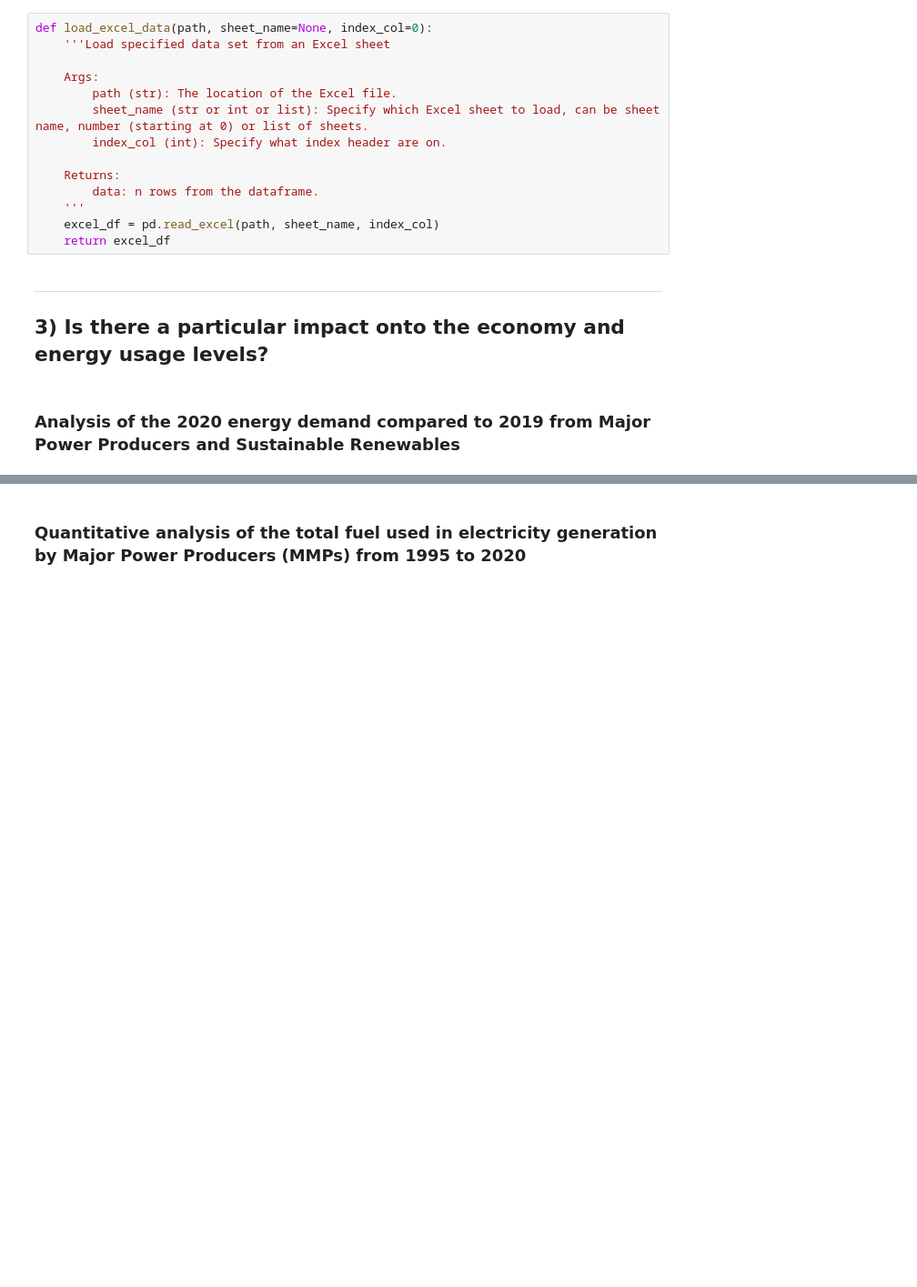
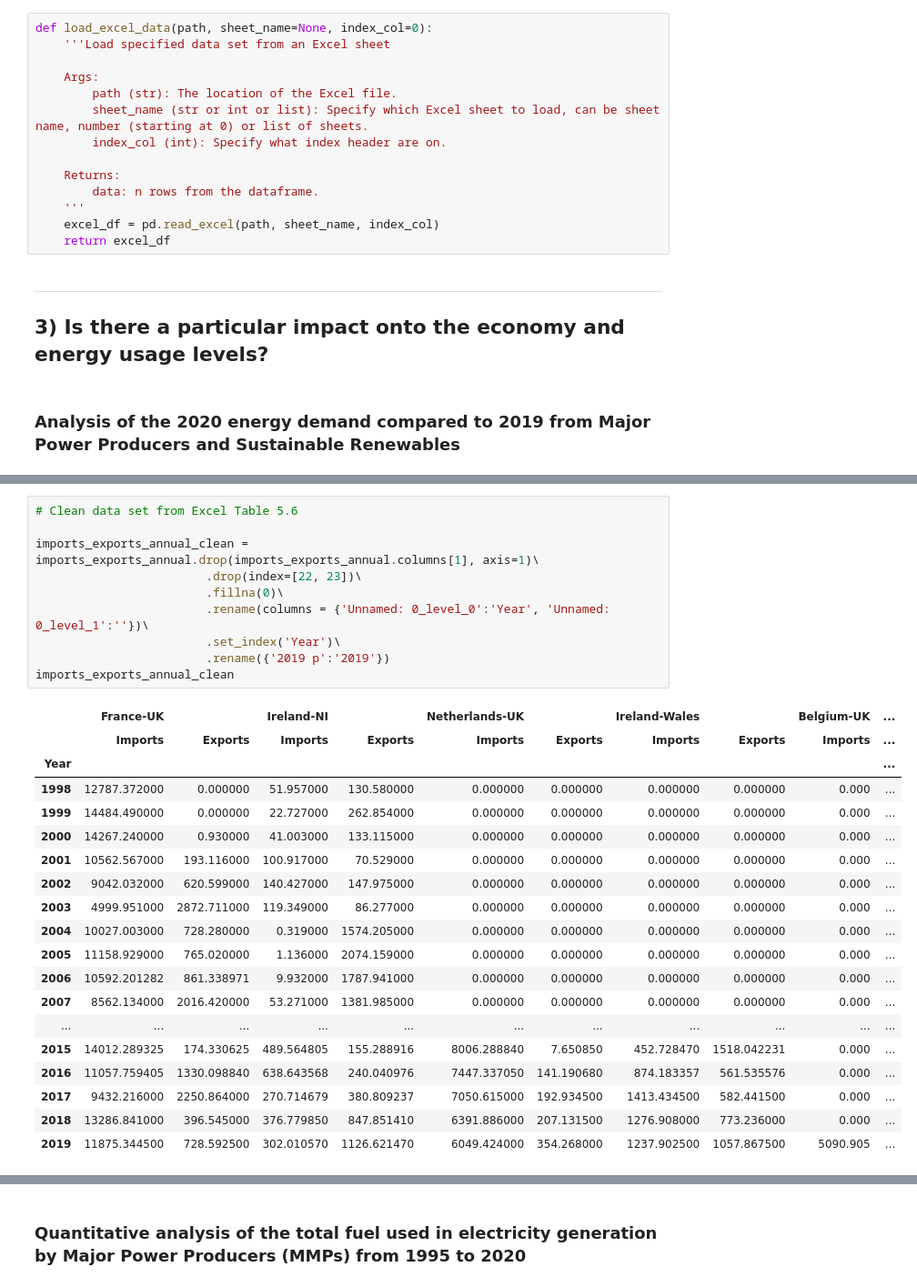
Before and after one commit to abbielms/Big_Data_Challenge_2020, a Jupyter notebook: Big_Data_Challenge_2020.ipynb, the cells around one changed output, grey strips where cells are left out. Shown: that part at 91% size. Drawn from its saved outputs; the diff is of its cells as text; blank space fills up the shorter version.

```diff
--- a/Big_Data_Challenge_2020.ipynb
+++ b/Big_Data_Challenge_2020.ipynb
@@ -77,0 +102,30 @@ elec_gen_by_MPP_Q2_months_clean
+# %%
+# Clean data set from Excel Table 5.6
+
+imports_exports_annual_clean = imports_exports_annual.drop(imports_exports_annual.columns[1], axis=1)\
+                        .drop(index=[22, 23])\
+                        .fillna(0)\
+                        .rename(columns = {'Unnamed: 0_level_0':'Year', 'Unnamed: 0_level_1':''})\
+                        .set_index('Year')\
+                        .rename({'2019 p':'2019'})
+imports_exports_annual_clean
+# %% [output]
+|  | France-UK |  | Ireland-NI |  | Netherlands-UK |  | Ireland-Wales |  | Belgium-UK | ... |
+|  | Imports | Exports | Imports | Exports | Imports | Exports | Imports | Exports | Imports | ... |
+| Year |  |  |  |  |  |  |  |  |  | ... |
+| 1998 | 12787.372000 | 0.000000 | 51.957000 | 130.580000 | 0.000000 | 0.000000 | 0.000000 | 0.000000 | 0.000 | ... |
+| 1999 | 14484.490000 | 0.000000 | 22.727000 | 262.854000 | 0.000000 | 0.000000 | 0.000000 | 0.000000 | 0.000 | ... |
+| 2000 | 14267.240000 | 0.930000 | 41.003000 | 133.115000 | 0.000000 | 0.000000 | 0.000000 | 0.000000 | 0.000 | ... |
+| 2001 | 10562.567000 | 193.116000 | 100.917000 | 70.529000 | 0.000000 | 0.000000 | 0.000000 | 0.000000 | 0.000 | ... |
+| 2002 | 9042.032000 | 620.599000 | 140.427000 | 147.975000 | 0.000000 | 0.000000 | 0.000000 | 0.000000 | 0.000 | ... |
+| 2003 | 4999.951000 | 2872.711000 | 119.349000 | 86.277000 | 0.000000 | 0.000000 | 0.000000 | 0.000000 | 0.000 | ... |
+| 2004 | 10027.003000 | 728.280000 | 0.319000 | 1574.205000 | 0.000000 | 0.000000 | 0.000000 | 0.000000 | 0.000 | ... |
+| 2005 | 11158.929000 | 765.020000 | 1.136000 | 2074.159000 | 0.000000 | 0.000000 | 0.000000 | 0.000000 | 0.000 | ... |
+| 2006 | 10592.201282 | 861.338971 | 9.932000 | 1787.941000 | 0.000000 | 0.000000 | 0.000000 | 0.000000 | 0.000 | ... |
+| 2007 | 8562.134000 | 2016.420000 | 53.271000 | 1381.985000 | 0.000000 | 0.000000 | 0.000000 | 0.000000 | 0.000 | ... |
+| ... | ... | ... | ... | ... | ... | ... | ... | ... | ... | ... |
+| 2015 | 14012.289325 | 174.330625 | 489.564805 | 155.288916 | 8006.288840 | 7.650850 | 452.728470 | 1518.042231 | 0.000 | ... |
+| 2016 | 11057.759405 | 1330.098840 | 638.643568 | 240.040976 | 7447.337050 | 141.190680 | 874.183357 | 561.535576 | 0.000 | ... |
+| 2017 | 9432.216000 | 2250.864000 | 270.714679 | 380.809237 | 7050.615000 | 192.934500 | 1413.434500 | 582.441500 | 0.000 | ... |
+| 2018 | 13286.841000 | 396.545000 | 376.779850 | 847.851410 | 6391.886000 | 207.131500 | 1276.908000 | 773.236000 | 0.000 | ... |
+| 2019 | 11875.344500 | 728.592500 | 302.010570 | 1126.621470 | 6049.424000 | 354.268000 | 1237.902500 | 1057.867500 | 5090.905 | ... |
```
Also changed, not shown: parts of 9 cells of this notebook.
